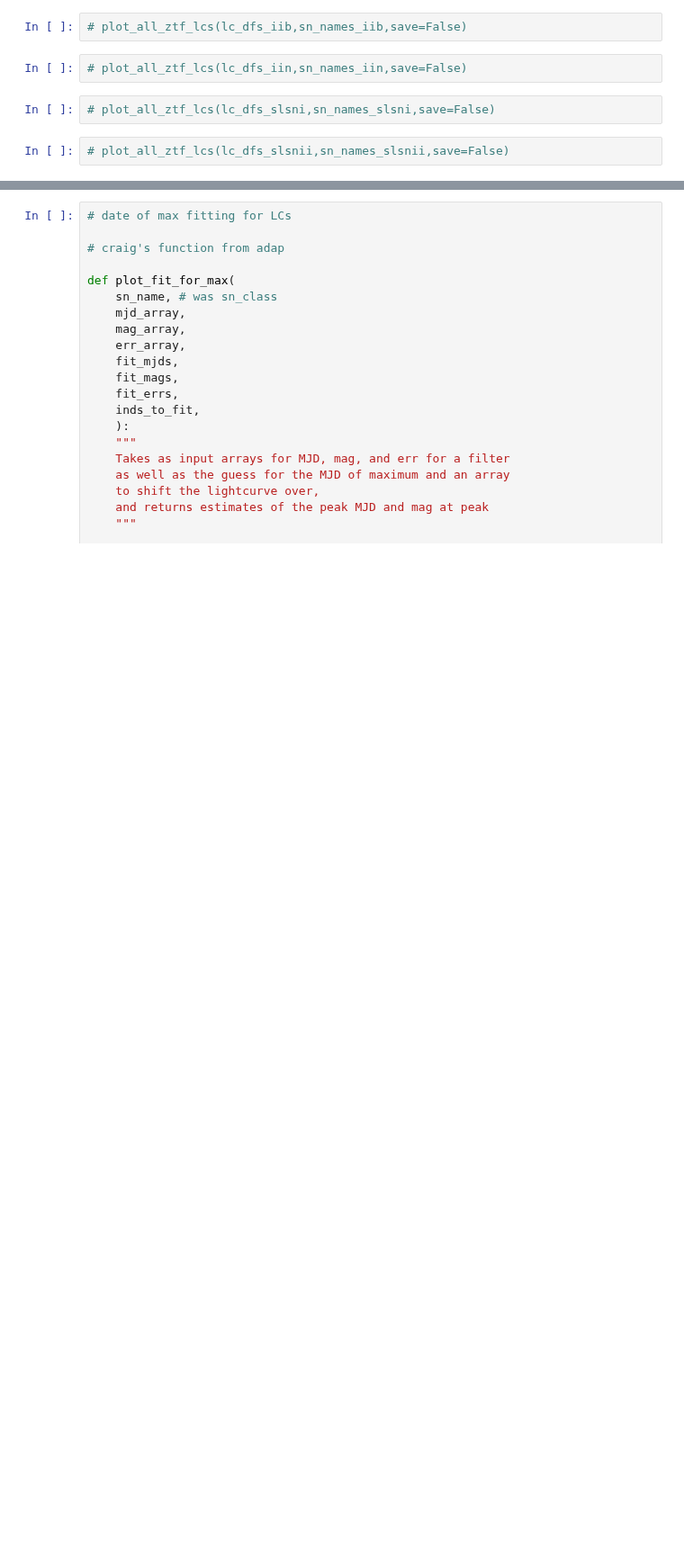
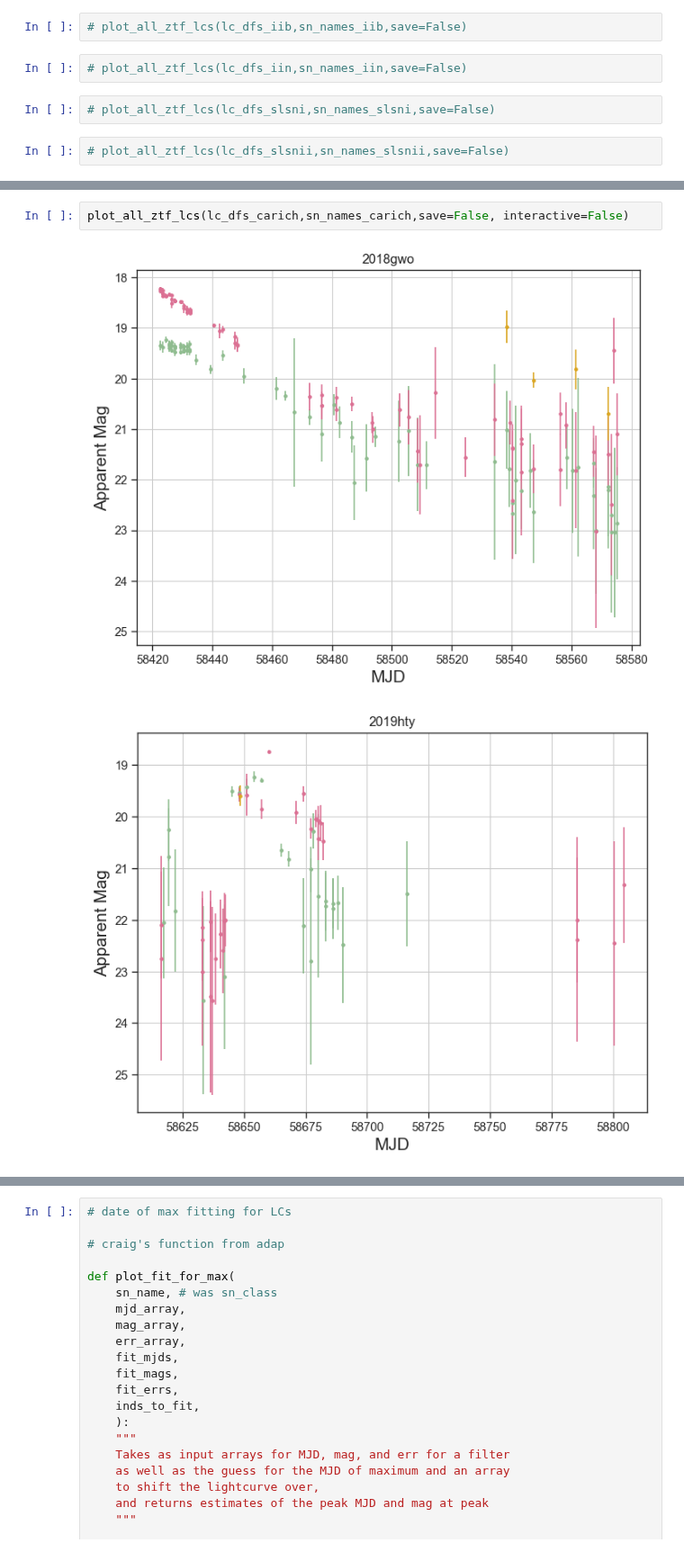
Before and after one commit to aec3675/multi-modal-multi-peaks, a Jupyter notebook: adrian/ztf_lc_work.ipynb, the cells around one changed output, grey strips where cells are left out. Shown at 90% size. Cells and saved outputs as stored; diff of their text form; blank space fills up the shorter version.

```diff
--- a/adrian/ztf_lc_work.ipynb
+++ b/adrian/ztf_lc_work.ipynb
@@ -239,0 +259,5 @@ def plot_all_ztf_lcs(lc_dfs,sn_names,interactive=False,save=False,datadir='./fig
+# %%
+plot_all_ztf_lcs(lc_dfs_carich,sn_names_carich,save=False, interactive=False)
+# %% [output]
+[figure, added]
+[figure, added]
```
Also changed, not shown: parts of 17 cells of this notebook, 58 other files.
